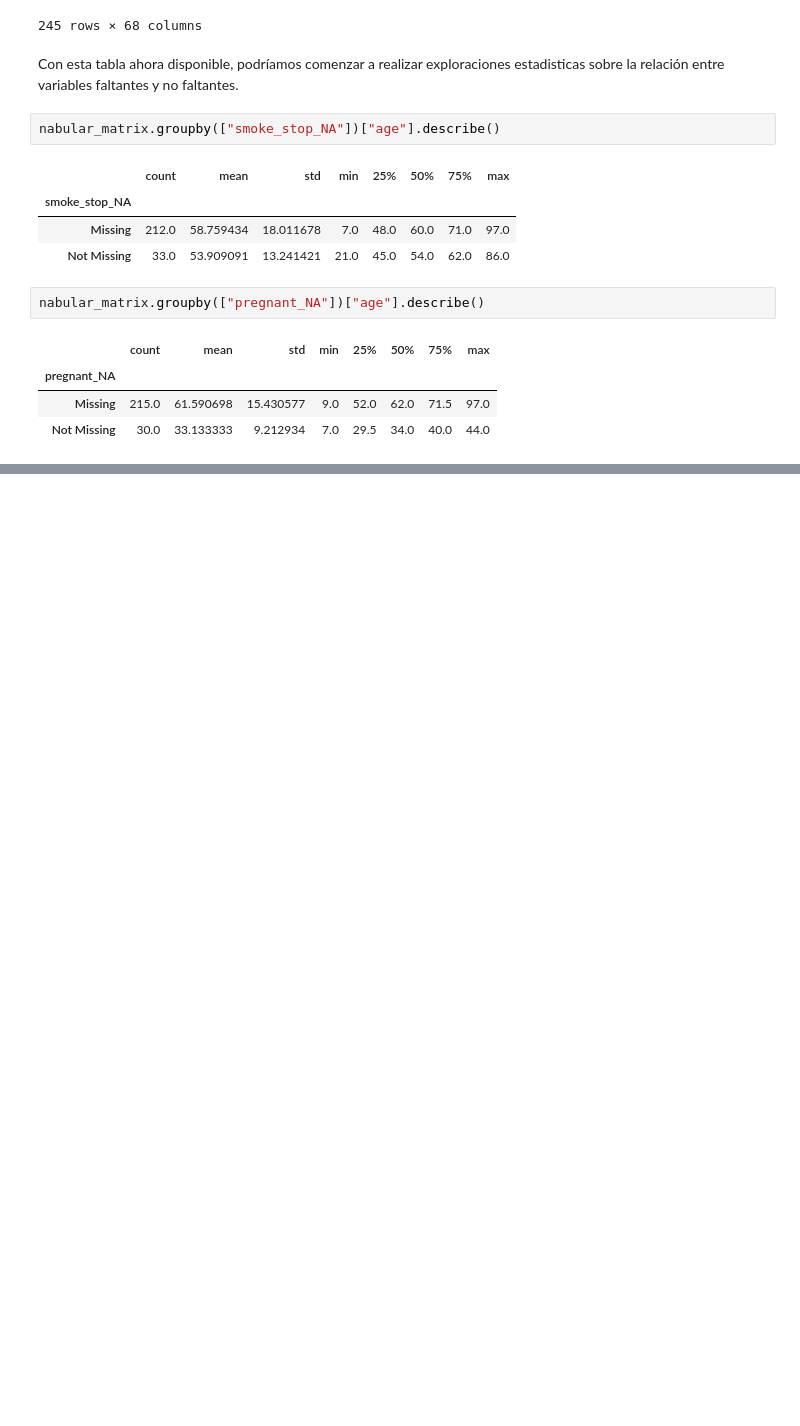
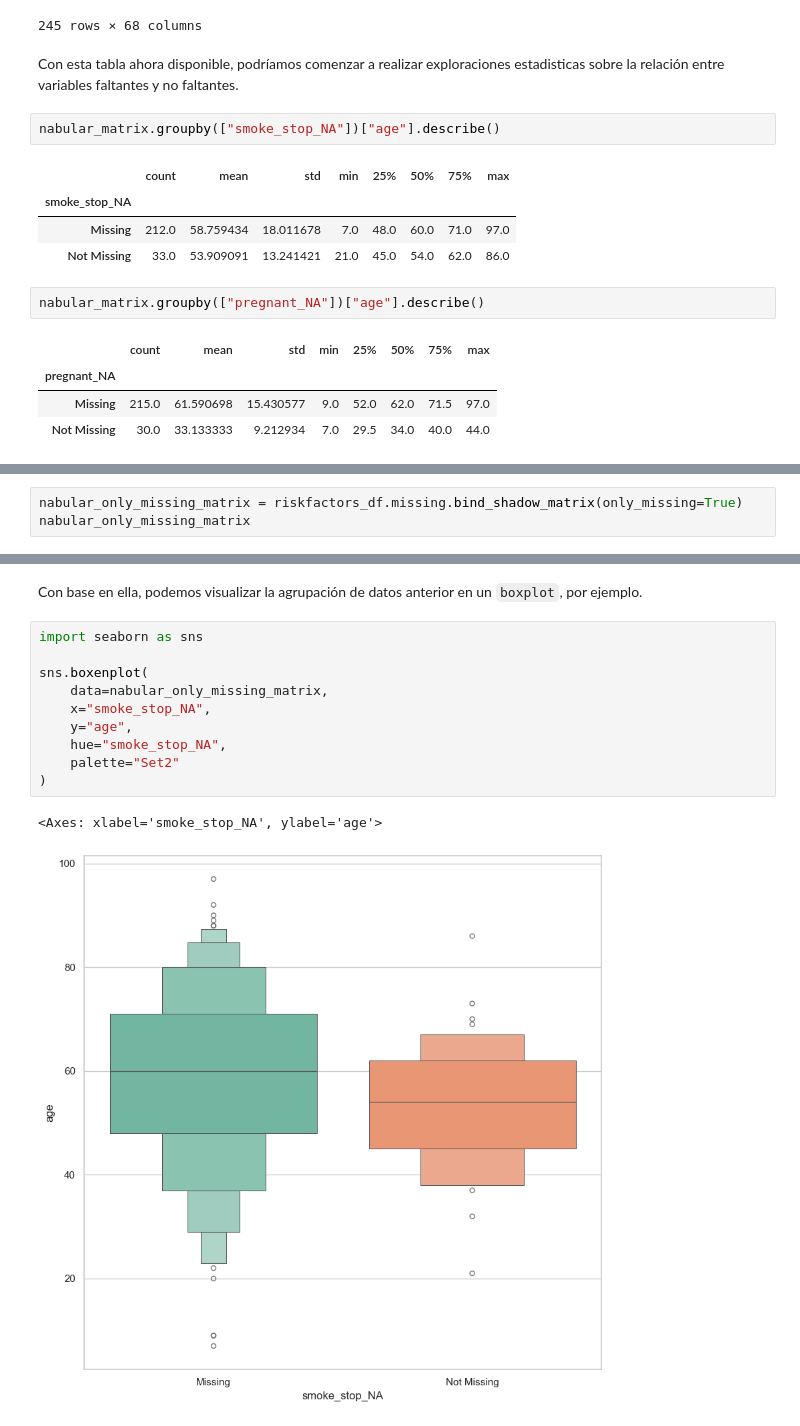
Before and after one commit to PedroRgz/Curso-Manejo-de-datos-faltantes, a Jupyter notebook: Manejo de datos faltantes: Exploración.ipynb, the cells around one changed output, grey strips where cells are left out. Drawn from its saved outputs; the diff is of its cells as text; blank space fills up the shorter version.

Commit message:
making data visualizations with nabular matrix

```diff
--- a/Manejo de datos faltantes: Exploración.ipynb
+++ b/Manejo de datos faltantes: Exploración.ipynb
@@ -1611,0 +1616,3 @@ nabular_matrix.groupby(["pregnant_NA"])["age"].describe()
+# %%
+nabular_only_missing_matrix = riskfactors_df.missing.bind_shadow_matrix(only_missing=True)
+nabular_only_missing_matrix
@@ -1611,0 +1633,15 @@ nabular_matrix.groupby(["pregnant_NA"])["age"].describe()
+# %% [markdown]
+Con base en ella, podemos visualizar la agrupación de datos anterior en un `boxplot`, por ejemplo.
+# %%
+import seaborn as sns
+
+sns.boxenplot(
+    data=nabular_only_missing_matrix,
+    x="smoke_stop_NA",
+    y="age",
+    hue="smoke_stop_NA",
+    palette="Set2"
+)
+# %% [output]
+<Axes: xlabel='smoke_stop_NA', ylabel='age'>
+[figure, added]
```
Also changed, not shown: parts of 9 cells of this notebook.
